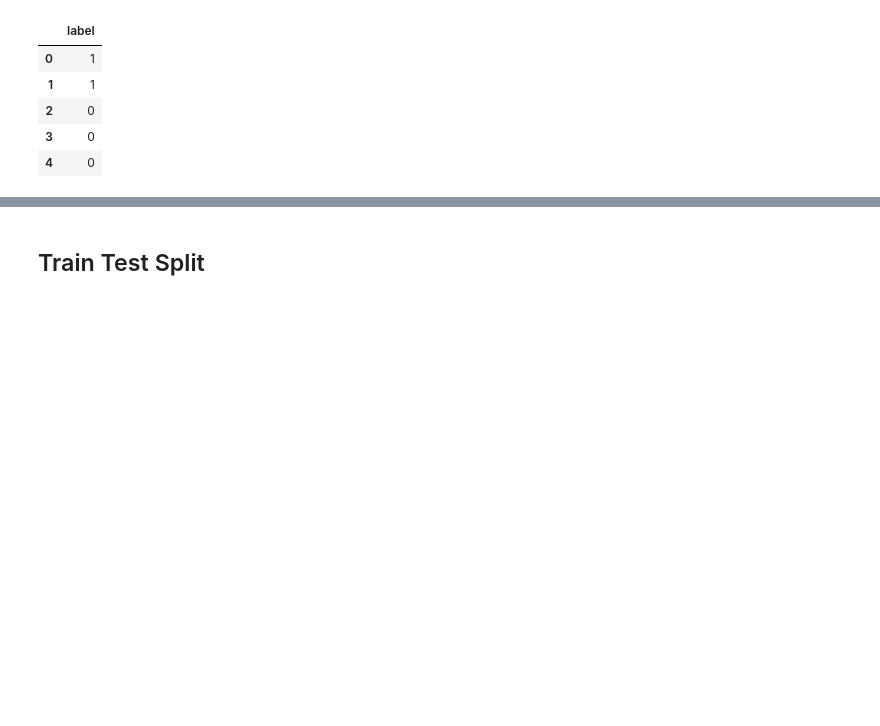
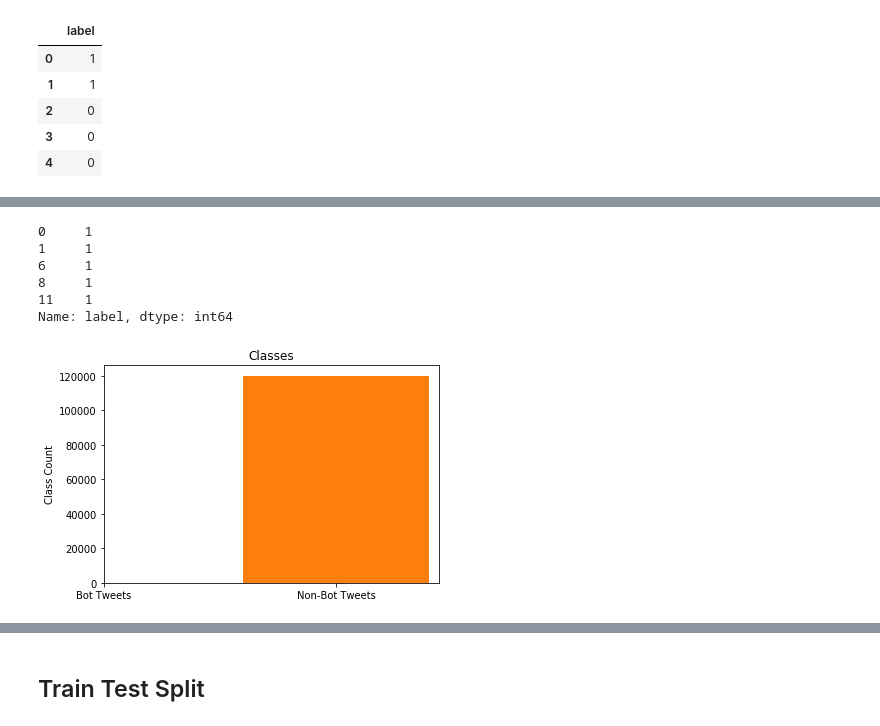
Before and after one commit to markabrennan/Twitter_bot_analysis, a Jupyter notebook: Mark_NLP.ipynb, the cells around one changed output, grey strips where cells are left out. Cells and saved outputs as stored; diff of their text form; code cells hidden in the pictures; blank space fills up the shorter version.

```diff
--- a/Mark_NLP.ipynb
+++ b/Mark_NLP.ipynb
@@ -566,3 +568,5 @@ Y_all = pd.read_csv('Y_all.csv')
+# %%
+Y_all.drop(columns='Unnamed: 0', inplace=True)
 # %%
 X_all.head()
 # %% [output]
@@ -583,0 +605,2 @@ Y_all.head()
+# %%
+x_bot_tweet_labels = [1,1,1,1,1,1,1,1,1,1]
@@ -583,0 +609,35 @@ Y_all.head()
+# %%
+x_non_bot_tweet_labels = Y_all[Y_all.label==0]['label']
+# %%
+x_bot_tweet_labels.head()
+# %% [output]
+0     1
+1     1
+6     1
+8     1
+11    1
+Name: label, dtype: int64
+# %%
+labels = ['Bot Tweets', 'Non-Bot Tweets']
+
+
+x = np.arange(len(labels))  # the label locations
+width = 0.50  # the width of the bars
+
+fig, ax = plt.subplots()
+ax.bar(x_bot_tweet_labels, height=120000, label='Bot Tweets')
+
+ax.bar(x_non_bot_tweet_labels, height=120000, label='Non-Bot Tweets')
+
+# Add some text for labels, title and custom x-axis tick labels, etc.
+ax.set_ylabel('Class Count')
+ax.set_title('Classes')
+ax.set_xticks(x)
+ax.set_xticklabels(labels)
+
+
+#plt.savefig('plots/class_count.png')
+
+plt.show()
+# %% [output]
+[figure, added]
```
Also changed, not shown: parts of 13 cells of this notebook, 2 other files.
